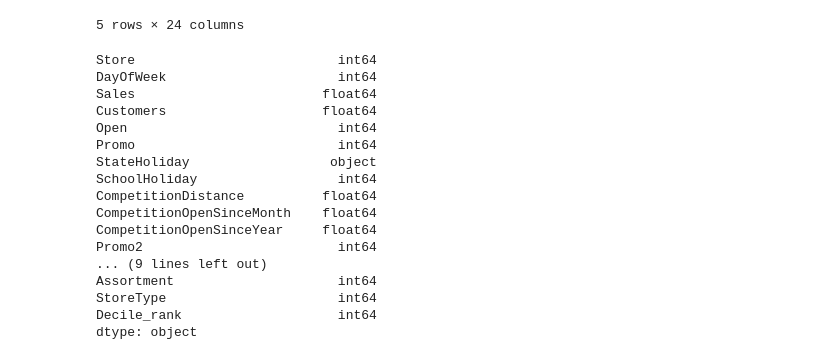
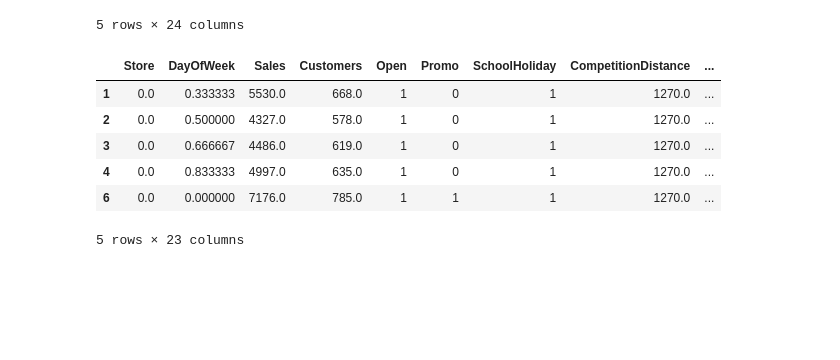
Before and after one commit to YohansSamuel/pharmaceutical_sales_prediction, a Jupyter notebook: notebooks/ml-prediction.ipynb, the cells around one changed output. Drawn from its saved outputs; the diff is of its cells as text; code cells hidden in the pictures; blank space fills up the shorter version.

```diff
--- a/notebooks/ml-prediction.ipynb
+++ b/notebooks/ml-prediction.ipynb
@@ -61,26 +70,11 @@ df_train.head()
 | 4 | 1 | 5 | 4997.0 | 635.0 | 1 | 0 | 0 | 1 | ... |
 5 rows × 24 columns
 # %%
-df_train.drop(['StateHoliday'], axis=1, inplace=True)
-
-df_train.dtypes
+try:
+    df_train.drop(['StateHoliday'], axis=1, inplace=True)
+    df_train.dtypes
+    logger.info('dropped the column successfully')
+except:
+    logger.exception('Failed to load drop the column')
-# %% [output]
-Store                          int64
-DayOfWeek                      int64
-Sales                        float64
-Customers                    float64
-Open                           int64
-Promo                          int64
-StateHoliday                  object
-SchoolHoliday                  int64
-CompetitionDistance          float64
-CompetitionOpenSinceMonth    float64
-CompetitionOpenSinceYear     float64
-Promo2                         int64
-... (9 lines left out)
-Assortment                     int64
-StoreType                      int64
-Decile_rank                    int64
-dtype: object
 # %%
 # remove rows that have closed stores and sales = 0
@@ -88,0 +132,10 @@ df_train = df_train[df_train['Sales'] > 0.0]
+# %%
+train_data.head()
+# %% [output]
+|  | Store | DayOfWeek | Sales | Customers | Open | Promo | SchoolHoliday | CompetitionDistance | ... |
+| 1 | 0.0 | 0.333333 | 5530.0 | 668.0 | 1 | 0 | 1 | 1270.0 | ... |
+| 2 | 0.0 | 0.500000 | 4327.0 | 578.0 | 1 | 0 | 1 | 1270.0 | ... |
+| 3 | 0.0 | 0.666667 | 4486.0 | 619.0 | 1 | 0 | 1 | 1270.0 | ... |
+| 4 | 0.0 | 0.833333 | 4997.0 | 635.0 | 1 | 0 | 1 | 1270.0 | ... |
+| 6 | 0.0 | 0.000000 | 7176.0 | 785.0 | 1 | 1 | 1 | 1270.0 | ... |
+5 rows × 23 columns
```
Also changed, not shown: parts of 26 cells of this notebook.
